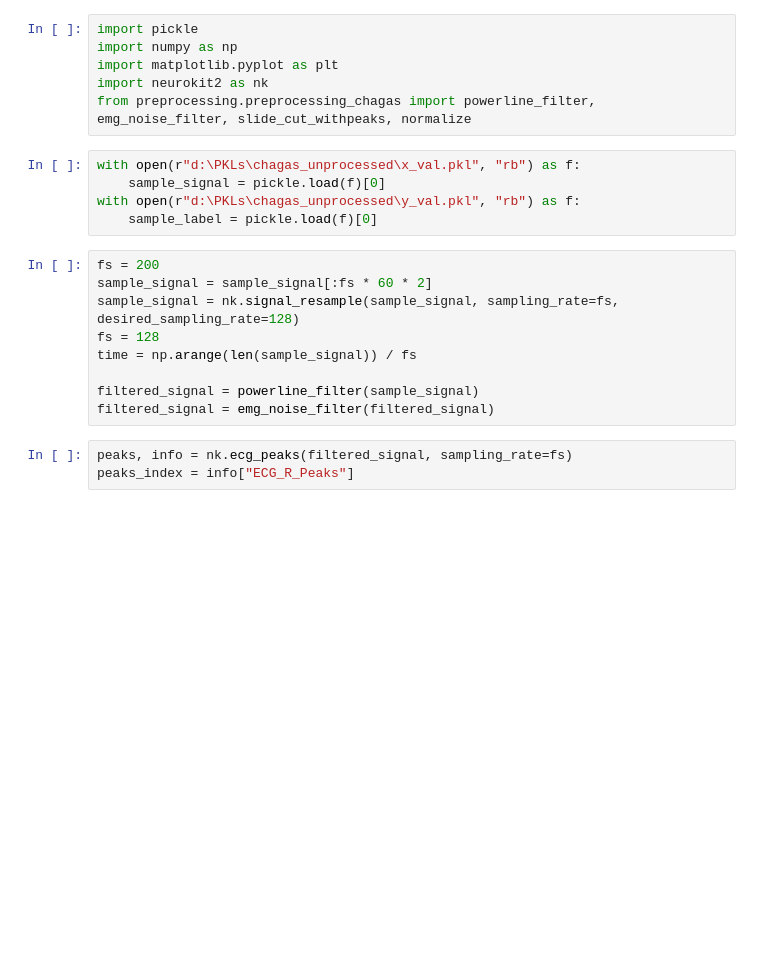
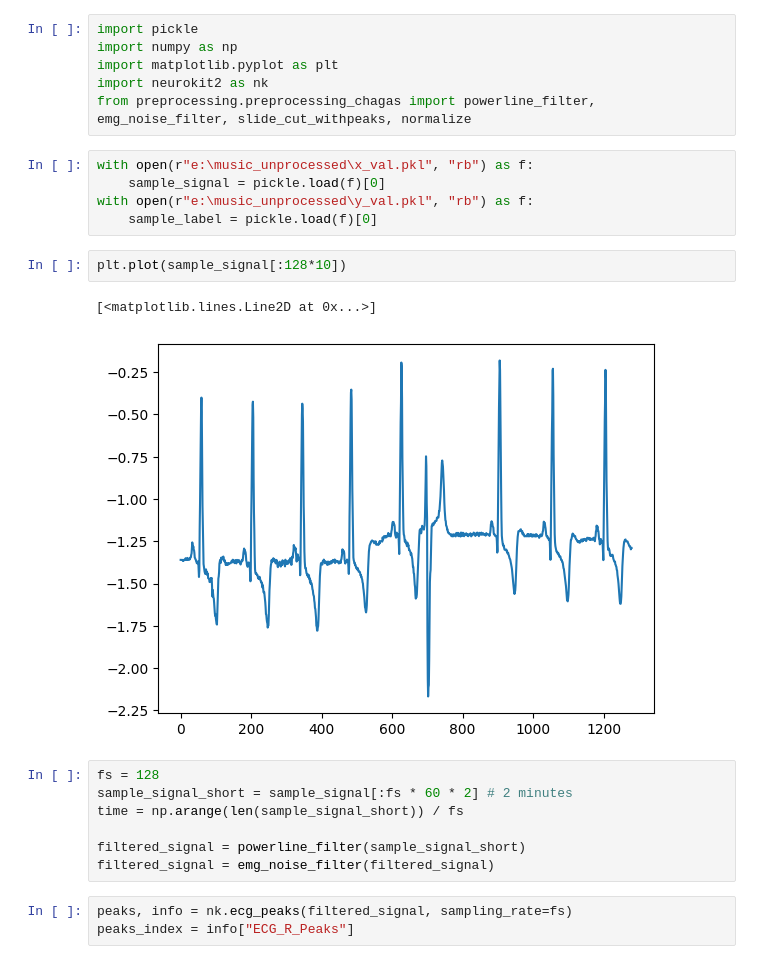
Before and after one commit to kelvinleandro/scd-detector, a Jupyter notebook: demo_preprocessing.ipynb, the cells around one changed output. Drawn from its saved outputs; the diff is of its cells as text; blank space fills up the shorter version.

```diff
--- a/demo_preprocessing.ipynb
+++ b/demo_preprocessing.ipynb
@@ -5,18 +5,21 @@ import matplotlib.pyplot as plt
 import neurokit2 as nk
 from preprocessing.preprocessing_chagas import powerline_filter, emg_noise_filter, slide_cut_withpeaks, normalize
 # %%
-with open(r"d:\PKLs\chagas_unprocessed\x_val.pkl", "rb") as f:
+with open(r"e:\music_unprocessed\x_val.pkl", "rb") as f:
     sample_signal = pickle.load(f)[0]
-with open(r"d:\PKLs\chagas_unprocessed\y_val.pkl", "rb") as f:
+with open(r"e:\music_unprocessed\y_val.pkl", "rb") as f:
     sample_label = pickle.load(f)[0]
+# %%
+plt.plot(sample_signal[:128*10])
+# %% [output]
+[<matplotlib.lines.Line2D at 0x...>]
+[figure, added]
 # %%
-fs = 200
-sample_signal = sample_signal[:fs * 60 * 2]
-sample_signal = nk.signal_resample(sample_signal, sampling_rate=fs, desired_sampling_rate=128)
 fs = 128
-time = np.arange(len(sample_signal)) / fs
+sample_signal_short = sample_signal[:fs * 60 * 2] # 2 minutes
+time = np.arange(len(sample_signal_short)) / fs
 
-filtered_signal = powerline_filter(sample_signal)
+filtered_signal = powerline_filter(sample_signal_short)
 filtered_signal = emg_noise_filter(filtered_signal)
 # %%
 peaks, info = nk.ecg_peaks(filtered_signal, sampling_rate=fs)
```
Also changed, not shown: parts of 2 cells of this notebook.
